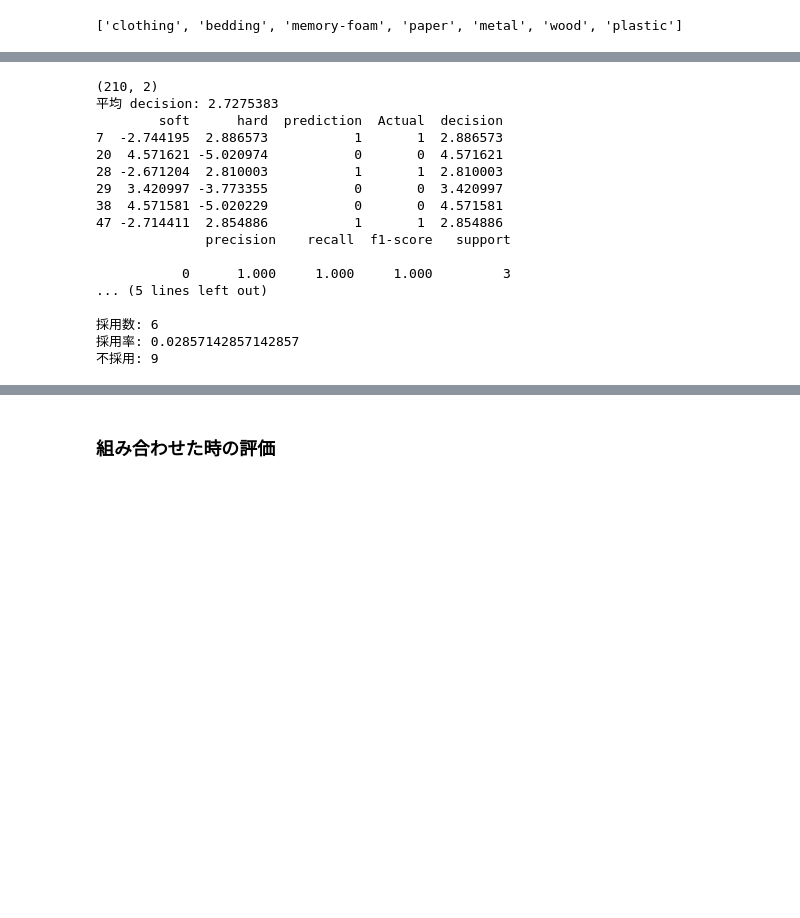
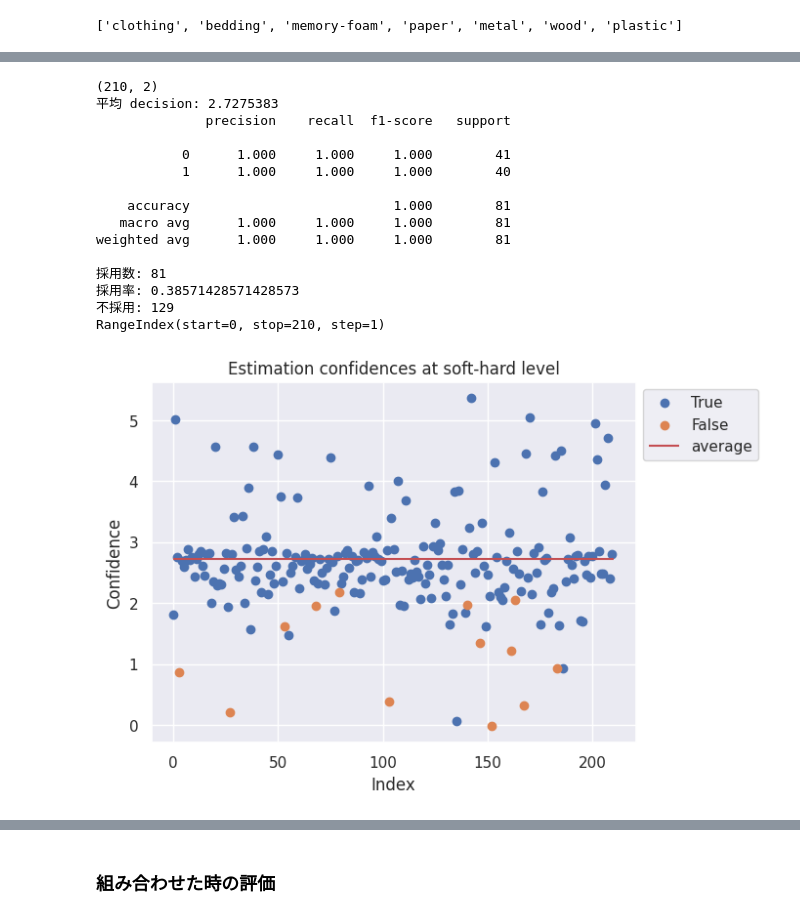
Before and after one commit to nish247/CNN_contact-obj, a Jupyter notebook: main.ipynb, the cells around one changed output, grey strips where cells are left out. Cells and saved outputs as stored; diff of their text form; code cells hidden in the pictures; blank space fills up the shorter version.

```diff
--- a/main.ipynb
+++ b/main.ipynb
@@ -3276,46 +2540,47 @@ df,len_df = Hiera_report(shConfidences,shLabel,shPreds,shActuals)
 # 平均を算出し、物体レベルの閾値を決定する
 
 # predictionとActualが同じ場合の行を抽出
 filtered_rows = df[df['prediction'] == df['Actual']]
 
 # decision列の平均を計算
 average_decision_softhard = filtered_rows['decision'].mean()
 
 print("平均 decision:", average_decision_softhard)
 
 # 算出した推定確信度で閾値を超えていたら、超えているもので推定結果をだす、超えていないものでDFを作成
 # 閾値以上を抽出しDFを作成
-df = df.iloc[Down_material.index]
+# df = df.iloc[Down_material.index]
 Up_softhard = df[df['decision'] >= average_decision_softhard]
 
 
 print(classification_report(Up_softhard['Actual'], Up_softhard['prediction'],digits=3))
 
 print("採用数:", len(Up_softhard.index))
 print("採用率:", len(Up_softhard.index)/len_df)
 
 # 閾値未満を抽出しDFを作成
 Down_softhard = df[df['decision'] < average_decision_softhard]
 
 print("不採用:",Down_softhard.shape[0])
+
+MapConfidence(df,'soft-hard',average_decision_softhard)
 # %% [output]
 (210, 2)
 平均 decision: 2.7275383
-        soft      hard  prediction  Actual  decision
-7  -2.744195  2.886573           1       1  2.886573
-20  4.571621 -5.020974           0       0  4.571621
-28 -2.671204  2.810003           1       1  2.810003
-29  3.420997 -3.773355           0       0  3.420997
-38  4.571581 -5.020229           0       0  4.571581
-47 -2.714411  2.854886           1       1  2.854886
               precision    recall  f1-score   support
 
-           0      1.000     1.000     1.000         3
-... (5 lines left out)
+           0      1.000     1.000     1.000        41
+           1      1.000     1.000     1.000        40
 
-採用数: 6
-採用率: 0.02857142857142857
-不採用: 9
+    accuracy                          1.000        81
+   macro avg      1.000     1.000     1.000        81
+weighted avg      1.000     1.000     1.000        81
+
+採用数: 81
+採用率: 0.38571428571428573
+不採用: 129
+RangeIndex(start=0, stop=210, step=1)
+[figure, added]
 # %%
 
 
```
Also changed, not shown: parts of 62 cells of this notebook.
